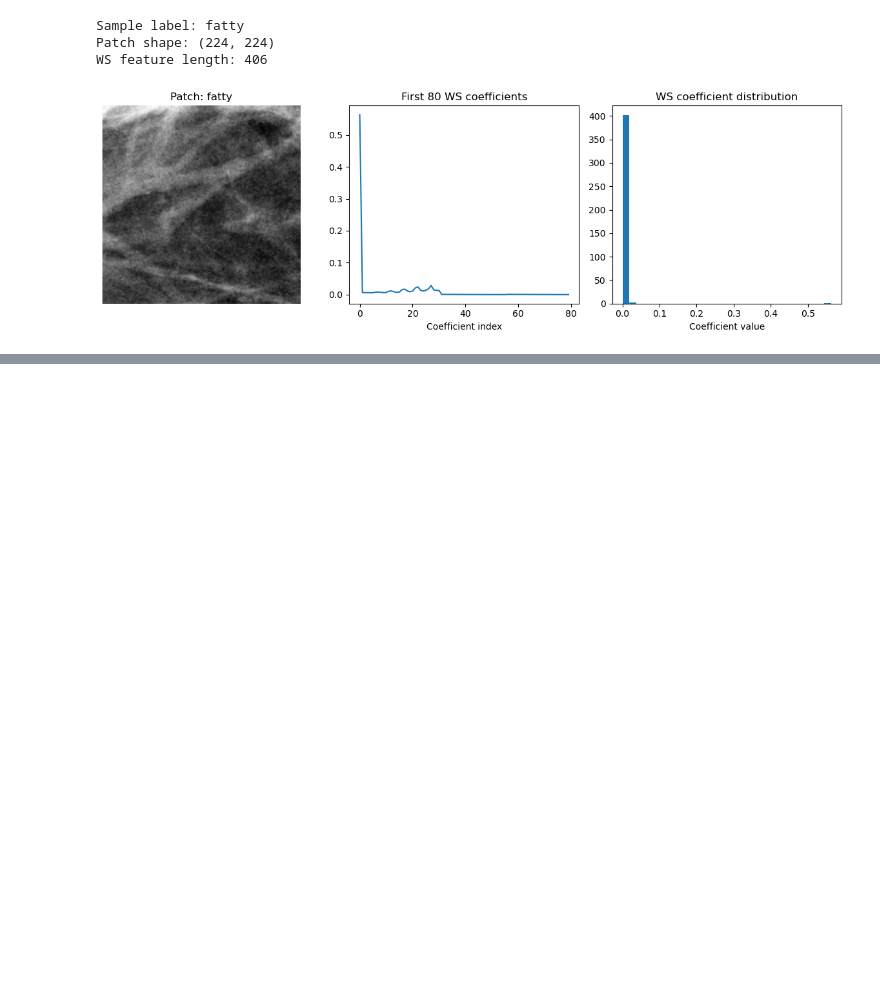
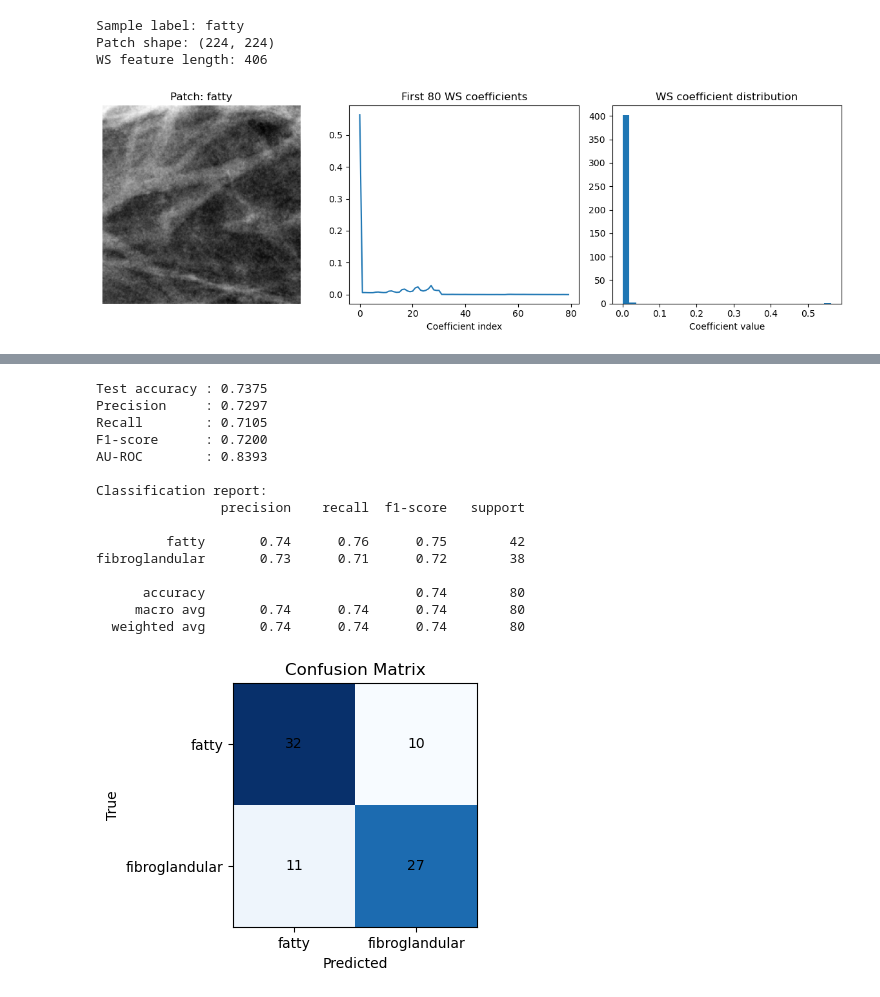
Before and after one commit to Nabeel-CH/Project34, a Jupyter notebook: Step 2.1 - WS.ipynb, the cells around one changed output, grey strips where cells are left out. Cells and saved outputs as stored; diff of their text form; code cells hidden in the pictures; blank space fills up the shorter version.

```diff
--- a/Step 2.1 - WS.ipynb
+++ b/Step 2.1 - WS.ipynb
@@ -228,0 +392,18 @@ WS feature length: 406
+# %%
+feature_cols = [c for c in ws_df.columns if c.startswith("ws_")]
+
+train_df = ws_df[ws_df["split"] == "train"].reset_index(drop=True)
+test_df  = ws_df[ws_df["split"] == "test"].reset_index(drop=True)
+
+X_train = train_df[feature_cols].to_numpy(dtype=np.float32)
+y_train = train_df["class_id"].to_numpy(dtype=np.int64)
+
+X_test = test_df[feature_cols].to_numpy(dtype=np.float32)
+y_test = test_df["class_id"].to_numpy(dtype=np.int64)
+
+scaler = StandardScaler()
+X_train_scaled = scaler.fit_transform(X_train)
+X_test_scaled = scaler.transform(X_test)
+
+print("X_train:", X_train_scaled.shape)
+print("X_test :", X_test_scaled.shape)
@@ -228,0 +468,38 @@ WS feature length: 406
+# %%
+ws_model.fit(X_train_scaled, y_train)
+
+y_pred = ws_model.predict(X_test_scaled)
+y_proba = ws_model.predict_proba(X_test_scaled)[:, 1]
+
+acc = accuracy_score(y_test, y_pred)
+prec = precision_score(y_test, y_pred)
+rec = recall_score(y_test, y_pred)
+f1 = f1_score(y_test, y_pred)
+auc = roc_auc_score(y_test, y_proba)
+
+print(f"Test accuracy : {acc:.4f}")
+print(f"Precision     : {prec:.4f}")
+print(f"Recall        : {rec:.4f}")
+print(f"F1-score      : {f1:.4f}")
+print(f"AU-ROC        : {auc:.4f}")
+
+print("\nClassification report:")
+print(classification_report(y_test, y_pred, target_names=["fatty", "fibroglandular"]))
+
+cm = confusion_matrix(y_test, y_pred)
+
+plt.figure(figsize=(4, 4))
+plt.imshow(cm, cmap="Blues")
+plt.title("Confusion Matrix")
+plt.xticks([0, 1], ["fatty", "fibroglandular"])
+plt.yticks([0, 1], ["fatty", "fibroglandular"])
+plt.xlabel("Predicted")
+plt.ylabel("True")
+
+for i in range(cm.shape[0]):
+    for j in range(cm.shape[1]):
+        plt.text(j, i, cm[i, j], ha="center", va="center")
+
+plt.tight_layout()
+plt.show()
+# %% [output]
@@ -228,0 +523,16 @@ WS feature length: 406
+Test accuracy : 0.7375
+Precision     : 0.7297
+Recall        : 0.7105
+F1-score      : 0.7200
+AU-ROC        : 0.8393
+
+Classification report:
+                precision    recall  f1-score   support
+
+         fatty       0.74      0.76      0.75        42
+fibroglandular       0.73      0.71      0.72        38
+
+      accuracy                           0.74        80
+     macro avg       0.74      0.74      0.74        80
+  weighted avg       0.74      0.74      0.74        80
+[figure, added]
```
Also changed, not shown: parts of 12 cells of this notebook.
